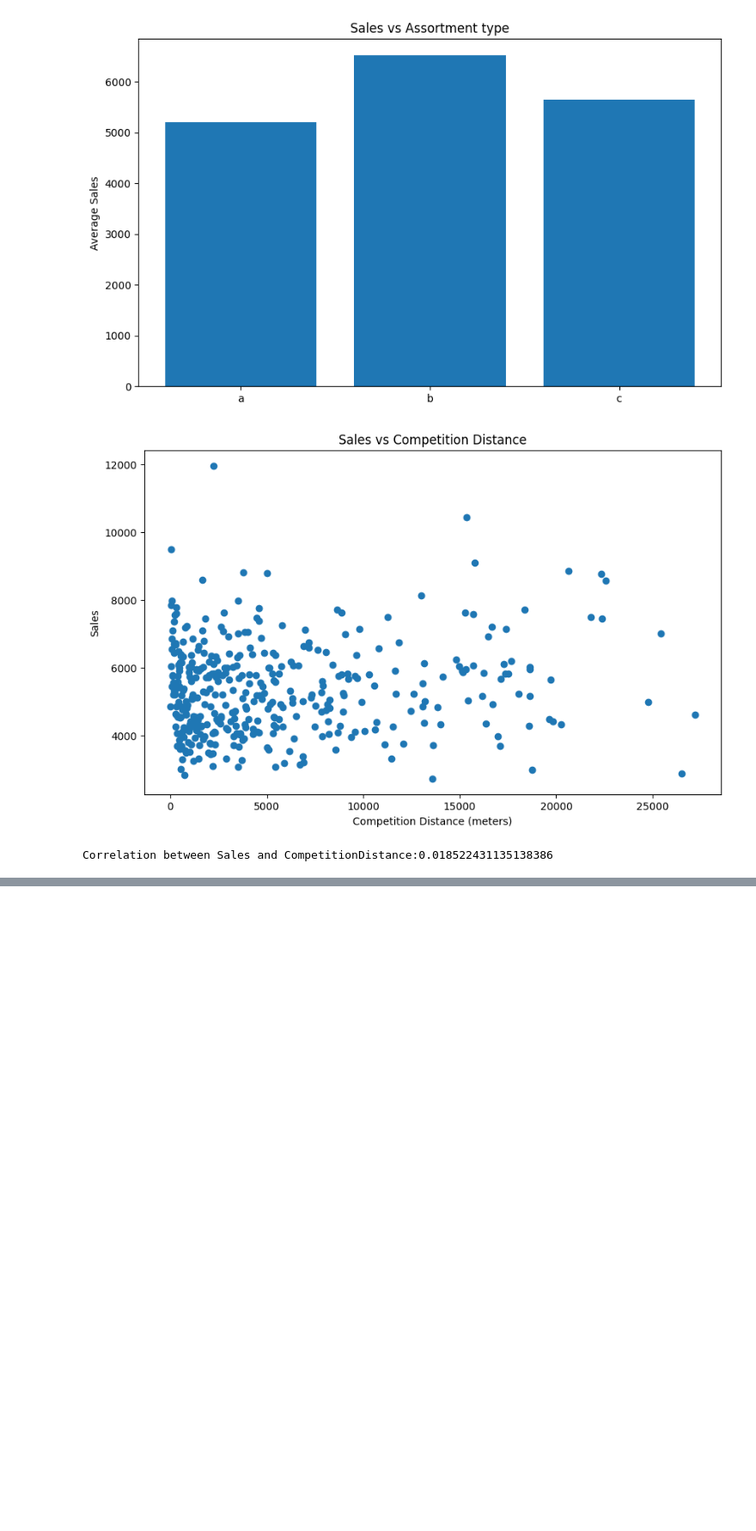
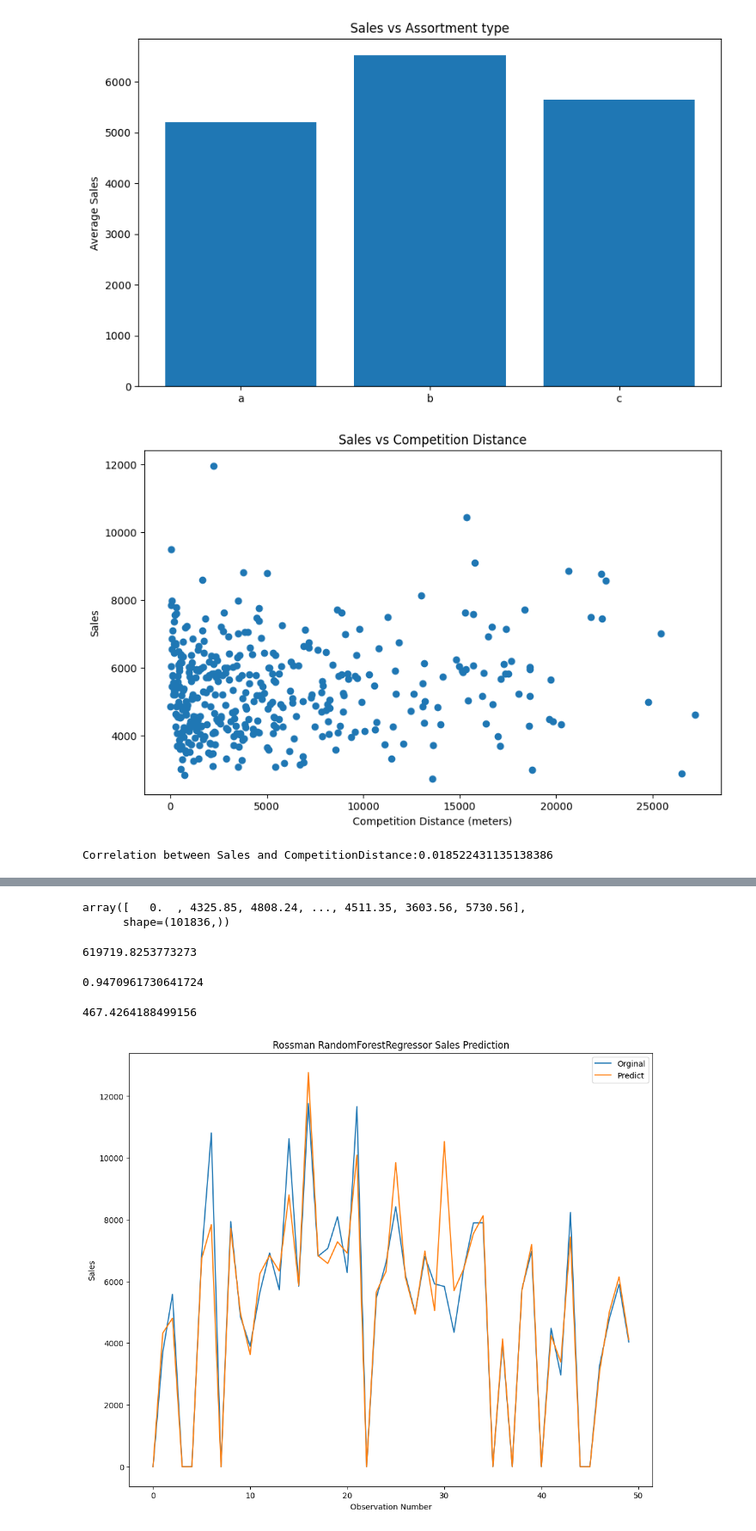
Before and after one commit to abrehamashebir/modeling-rossman-store-sales, a Jupyter notebook: notebooks/train_test.ipynb, the cells around one changed output, grey strips where cells are left out. Shown at 86% size. Drawn from its saved outputs; the diff is of its cells as text; code cells hidden in the pictures; blank space fills up the shorter version.

Commit message:
Evaluating Model Performance

```diff
--- a/notebooks/train_test.ipynb
+++ b/notebooks/train_test.ipynb
@@ -567,0 +664,5 @@ NameError: name 'a' is not defined
+# %%
+X = train_df.drop('Sales', axis=1)
+y = train_df['Sales']
+# %%
+X = pd.get_dummies(X, drop_first=True)
@@ -567,0 +675,35 @@ NameError: name 'a' is not defined
+# %%
+x_train,x_test, y_train, y_test = train_test_split(X, y, test_size=0.2, random_state=42)
+# %%
+model = RandomForestRegressor(n_estimators=100, random_state=42, n_jobs=-1)
+model.fit(x_train,y_train)
+
+prediction = model.predict(x_test)
+# %%
+prediction
+# %% [output]
+array([   0.  , 4325.85, 4808.24, ..., 4511.35, 3603.56, 5730.56],
+      shape=(101836,))
+# %%
+print(mean_squared_error(prediction,y_test))
+# %% [output]
+619719.8253773273
+# %%
+print(r2_score(prediction,y_test))
+# %% [output]
+0.9470961730641724
+# %%
+print(mean_absolute_error(prediction,y_test))
+# %% [output]
+467.4264188499156
+# %%
+plt.figure(figsize=(12,10))
+plt.plot(range(len(y_test[:50])),y_test[:50],label="Orginal")
+plt.plot(range(len(y_test[:50])),prediction[:50],label="Predict")
+plt.title("Rossman RandomForestRegressor Sales Prediction")
+plt.ylabel("Sales")
+plt.xlabel("Observation Number")
+plt.legend()
+plt.show()
+# %% [output]
+[figure, added]
```
Also changed, not shown: parts of 30 cells of this notebook, 1 other file.
